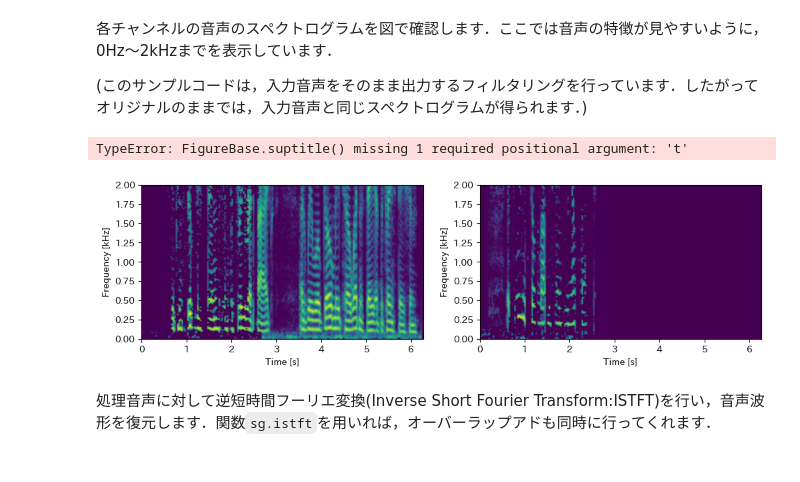
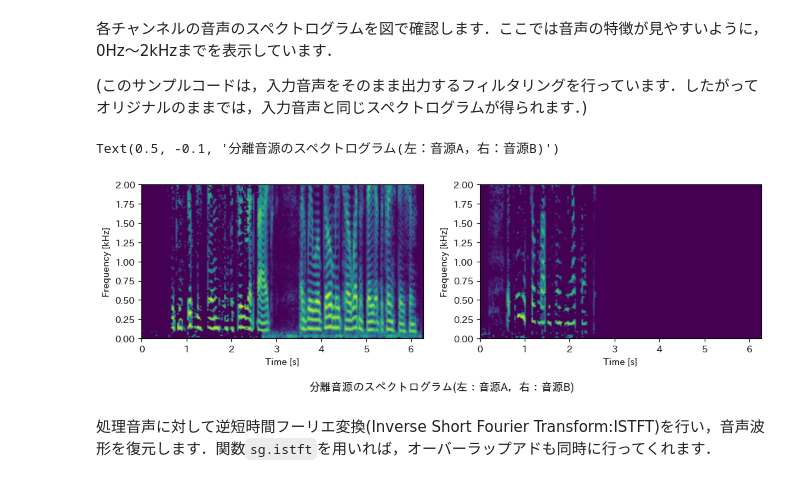
Before and after one commit to yukisuzuki121210240311-lgtm/SougouEnshu-A, a Jupyter notebook: ensyu_3_3.ipynb, the cells around one changed output. Saved outputs shown, nothing was run; the diff lists cells and outputs as text; code cells hidden in the pictures.

```diff
--- a/ensyu_3_3.ipynb
+++ b/ensyu_3_3.ipynb
@@ -229,26 +227,26 @@ Y_b = G_b * X_r   # X_B(t,ω)
 # %%
 # パワースペクトログラムの計算
 # 処理後の音声
 S_a = 10*np.log10(np.abs(Y_a)**2+10**(-8))  # dB単位
 S_b = 10*np.log10(np.abs(Y_b)**2+10**(-8)) # dB単位
 
 # 1 x 2 のグラフを作成
 fig3, ax3 = plt.subplots(1, 2, num=1, figsize=(12,3))
 
 # 各グラフをプロット
 extent = [t.min(), t.max(), f.min()/1000, f.max()/1000] # 時間の範囲
 ax3[0].imshow(S_a, aspect='auto', origin='lower', interpolation='bilinear', extent=extent)
 ax3[1].imshow(S_b, aspect='auto', origin='lower', interpolation='bilinear', extent=extent)
 
 # 軸名・範囲・タイトルの設定
 for ax_ in ax3:
   ax_.set_ylim([0,2]) # 各グラフ，0~2kHzまでを表示
   ax_.set_ylabel("Frequency [kHz]")
   ax_.set_xlabel("Time [s]")
-fig3.suptitle(y=-0.1)
+fig3.suptitle("分離音源のスペクトログラム(左：音源A，右：音源B)", y=-0.1)
 # %% [output]
-TypeError: FigureBase.suptitle() missing 1 required positional argument: 't'
+Text(0.5, -0.1, '分離音源のスペクトログラム(左：音源A，右：音源B)')
-[figure, old version]
+[figure, new version]
 # %% [markdown]
 処理音声に対して逆短時間フーリエ変換(Inverse Short Fourier Transform:ISTFT)を行い，音声波形を復元します．関数`sg.istft`を用いれば，オーバーラップアドも同時に行ってくれます．
 # %%
```
Also changed, not shown: parts of 5 cells of this notebook.
